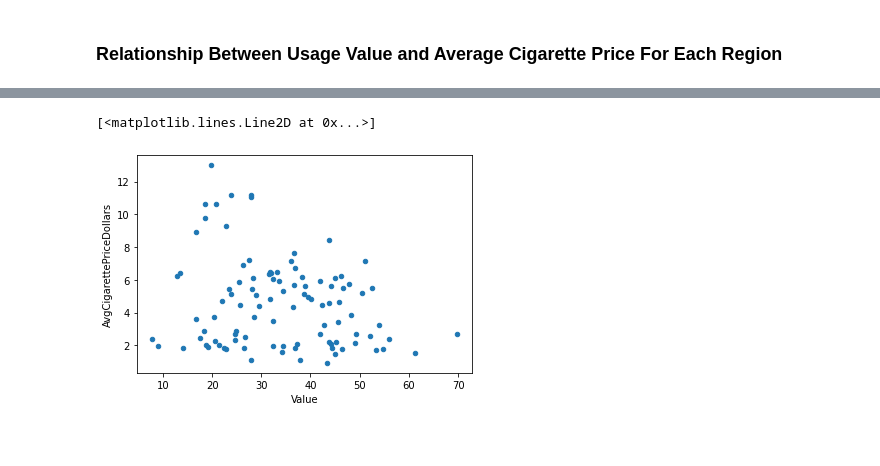
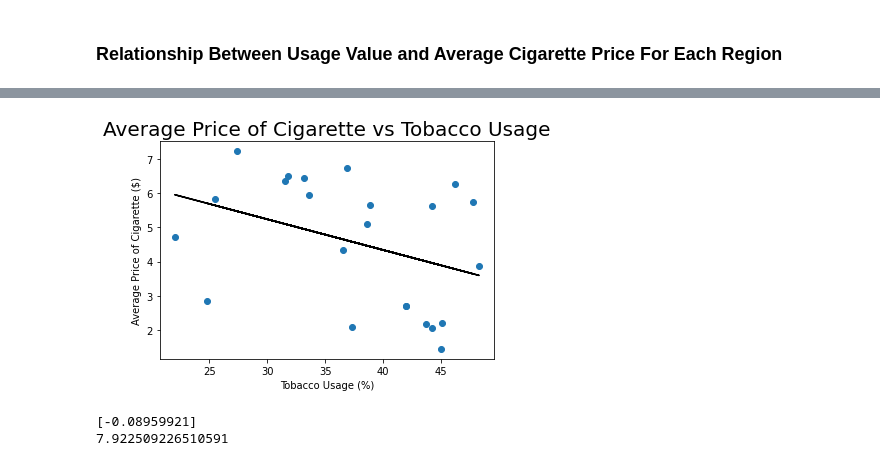
Before and after one commit to aidanwc2/Team_3, a Jupyter notebook: report copy.ipynb, the cells around one changed output, grey strips where cells are left out. Saved outputs shown, nothing was run; the diff lists cells and outputs as text; code cells hidden in the pictures; blank space fills up the shorter version.

```diff
--- a/report copy.ipynb
+++ b/report copy.ipynb
@@ -258,12 +209,0 @@ df_combined_asia.plot.scatter(x='Value', y="AvgCigarettePriceDollars")
-# %%
-import numpy as np
-df_combined = pd.read_csv("CombinedDataMale.csv")
-x = np.array(df_combined["Value"])
-y = np.array(df_combined["AvgCigarettePriceDollars"])
-a, b = np.polyfit(x,y,1)
-
-df_combined.plot.scatter(x='Value', y="AvgCigarettePriceDollars")
-plt.plot(x, a*x + b)
-# %% [output]
-[<matplotlib.lines.Line2D at 0x...>]
-[figure, removed]
@@ -269,0 +213,28 @@ plt.plot(x, a*x + b)
+# %%
+
+df_combined = pd.read_csv("CombinedDataMaleFinal.csv")
+x = np.array(df_combined["Value"])
+y = np.array(df_combined["AvgCigarettePriceDollars"])
+
+
+df_combined_q = df_combined.dropna()
+
+X = df_combined_q['Value'].values[:,np.newaxis]
+y = df_combined_q['AvgCigarettePriceDollars'].values
+
+
+model = LinearRegression()
+model.fit(X,y)
+plt.scatter(X, y)
+plt.plot(X, model.predict(X),color='k')
+plt.title('Average Price of Cigarette vs Tobacco Usage', fontsize=20)
+plt.xlabel('Tobacco Usage (%)')
+plt.ylabel('Average Price of Cigarette ($)')
+plt.show()
+
+print(model.coef_)
+print(model.intercept_)
+# %% [output]
+[figure, added]
+[-0.08959921]
+7.922509226510591
```
Also changed, not shown: parts of 16 cells of this notebook, 6 other files.
